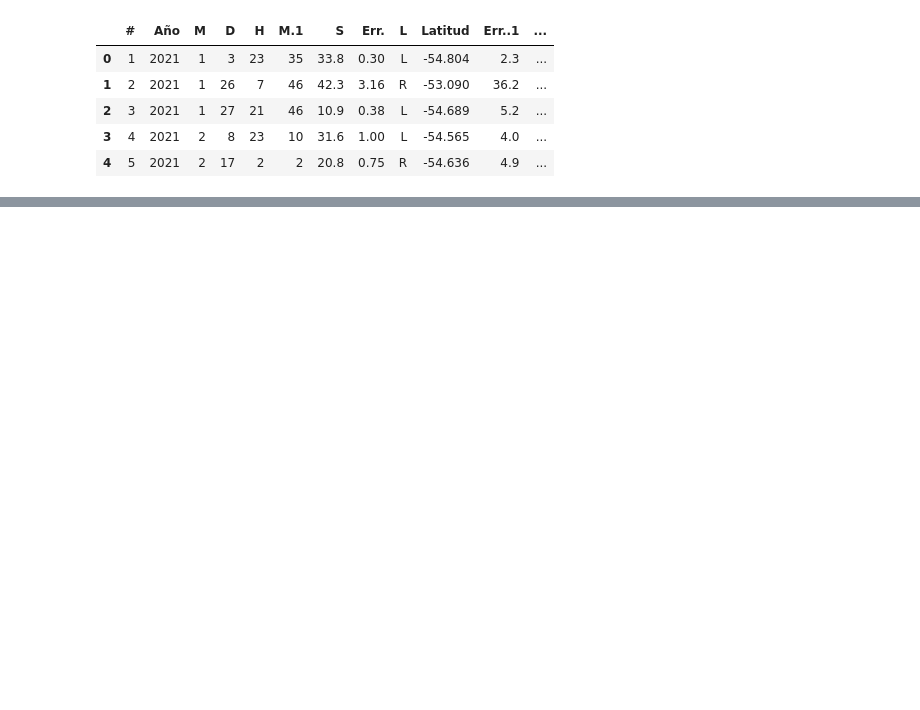
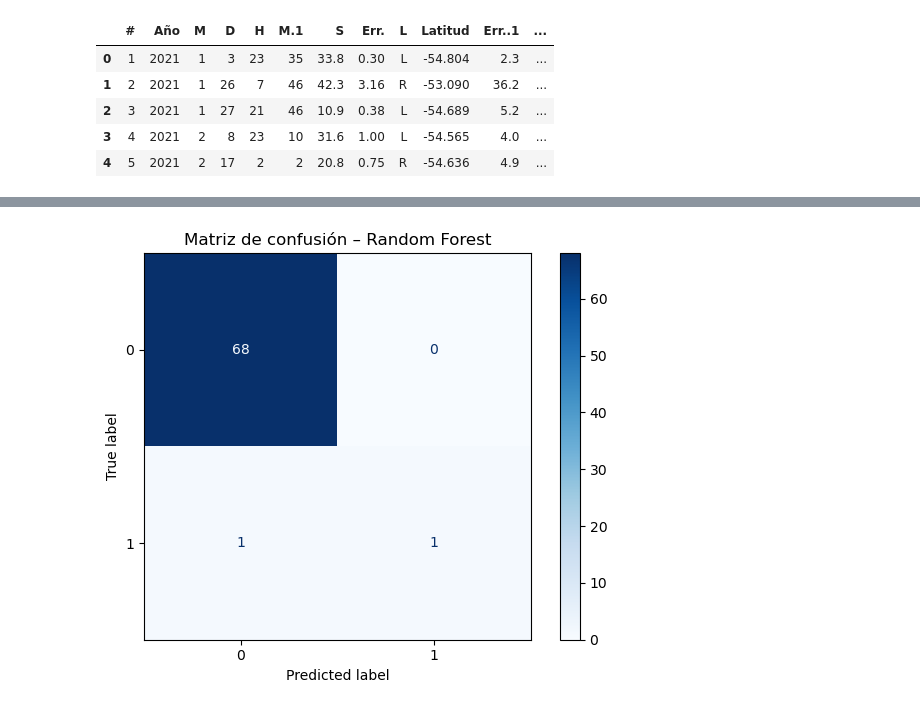
Before and after one commit to Valeria-s-v/sismos-tdf-clasificacion-ML, a Jupyter notebook: notebooks/clasificacion_sismos.ipynb, the cells around one changed output, grey strips where cells are left out. Drawn from its saved outputs; the diff is of its cells as text; code cells hidden in the pictures; blank space fills up the shorter version.

```diff
--- a/notebooks/clasificacion_sismos.ipynb
+++ b/notebooks/clasificacion_sismos.ipynb
@@ -19,0 +274,15 @@ df.head()
+# %%
+# Aplicar SMOTE al conjunto de entrenamiento
+smote = SMOTE(random_state=42, k_neighbors=2)
+X_res, y_res = smote.fit_resample(X_train, y_train)
+
+# Entrenar de nuevo el modelo con datos balanceados
+modelo_log_res = LogisticRegression(class_weight='balanced', max_iter=1000)
+modelo_log_res.fit(X_res, y_res)
+
+# Predecir con el conjunto de test original (sin SMOTE)
+y_pred_res = modelo_log_res.predict(X_test)
+
+# Evaluar
+print(confusion_matrix(y_test, y_pred_res))
+print(classification_report(y_test, y_pred_res, zero_division=0))
@@ -19,0 +300,14 @@ df.head()
+# %%
+# Probando con random Forest
+from sklearn.ensemble import RandomForestClassifier
+
+# Entrenar el modelo
+modelo_rf = RandomForestClassifier(n_estimators=100, random_state=42, class_weight='balanced')
+modelo_rf.fit(X_res, y_res)
+
+# Predecir sobre el conjunto de test (original, sin SMOTE)
+y_pred_rf = modelo_rf.predict(X_test)
+
+# Evaluación
+print(confusion_matrix(y_test, y_pred_rf))
+print(classification_report(y_test, y_pred_rf, zero_division=0))
@@ -19,0 +325,11 @@ df.head()
+# %%
+# Gráfico de matriz de confusión
+from sklearn.metrics import ConfusionMatrixDisplay
+
+# Matriz de confusión del modelo final
+ConfusionMatrixDisplay.from_estimator(modelo_rf, X_test, y_test, cmap='Blues')
+plt.title("Matriz de confusión – Random Forest")
+plt.tight_layout()
+plt.show()
+# %% [output]
+[figure, added]
```
Also changed, not shown: parts of 20 cells of this notebook, 3 other files.
